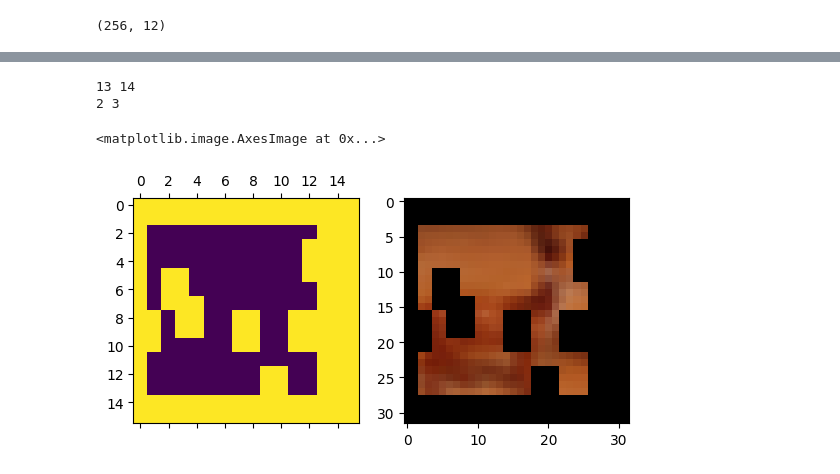
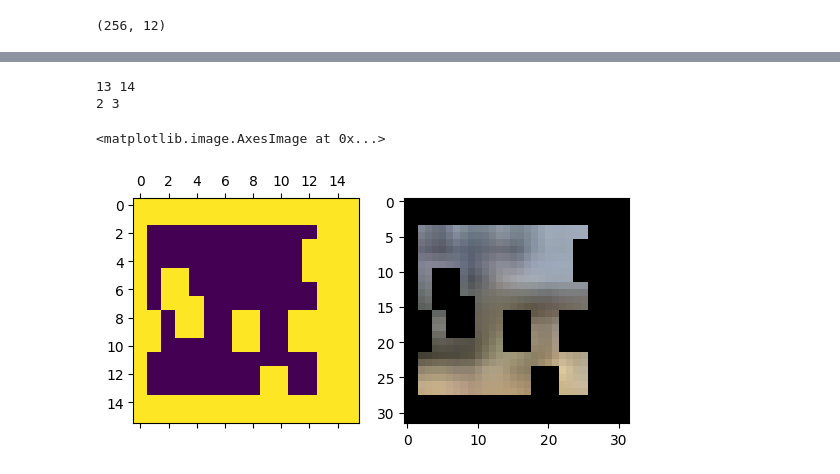
Before and after one commit to sugolov/jepax, a Jupyter notebook: notebooks/components/data_patch.ipynb, the cells around one changed output, grey strips where cells are left out. Saved outputs shown, nothing was run; the diff lists cells and outputs as text; code cells hidden in the pictures.

```diff
--- a/notebooks/components/data_patch.ipynb
+++ b/notebooks/components/data_patch.ipynb
@@ -129,17 +129,17 @@ ax[1].imshow(visualize_mask(x[0], ~mask_ctx))
 # %%
 from functools import partial
 
 keys = jax.random.split(key, 7)
 masks_pred = jax.vmap(partial(create_mask, scale=0.15, aspect=1.5))(keys)
 mask_pred = jnp.any(masks_pred, axis=0)
 
 mask_total = ~mask_ctx | mask_pred
 
 fig, ax = plt.subplots(1,2)
 ax[0].matshow(mask_total)
-ax[1].imshow(visualize_mask(x[3], mask_total))
+ax[1].imshow(visualize_mask(x[0], mask_total))
 # %% [output]
 13 14
 2 3
 <matplotlib.image.AxesImage at 0x...>
-[figure, old version]
+[figure, new version]
```
Also changed, not shown: parts of 4 cells of this notebook.
